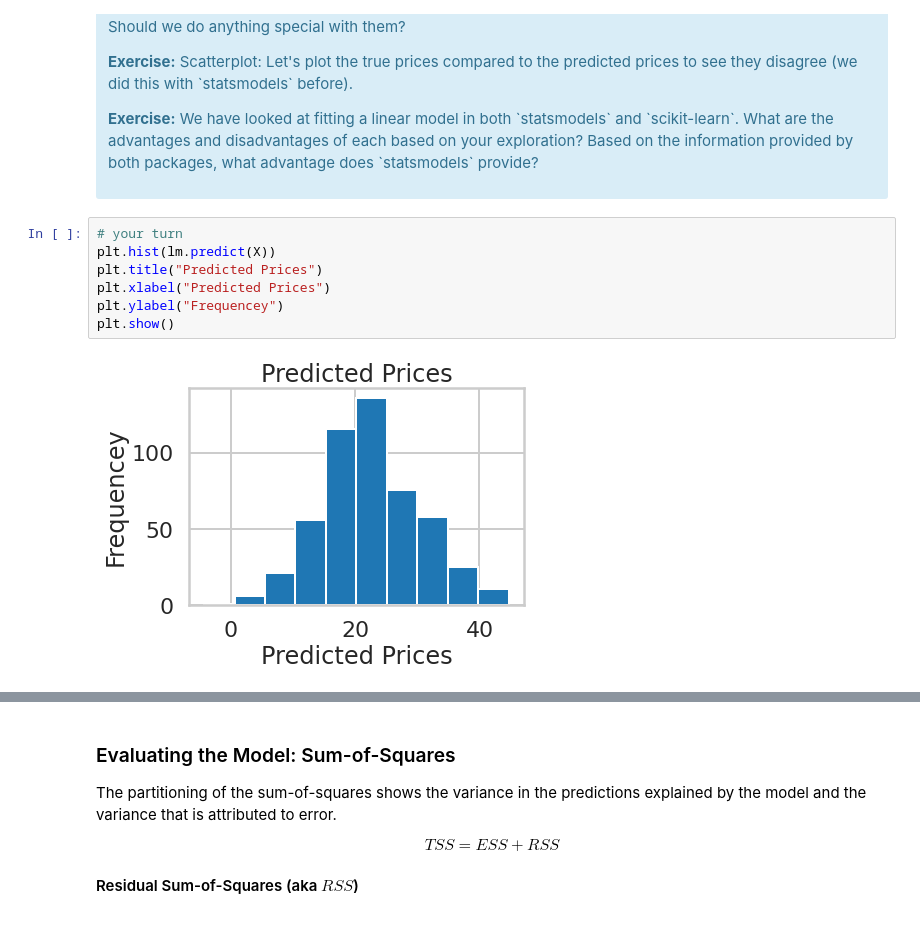
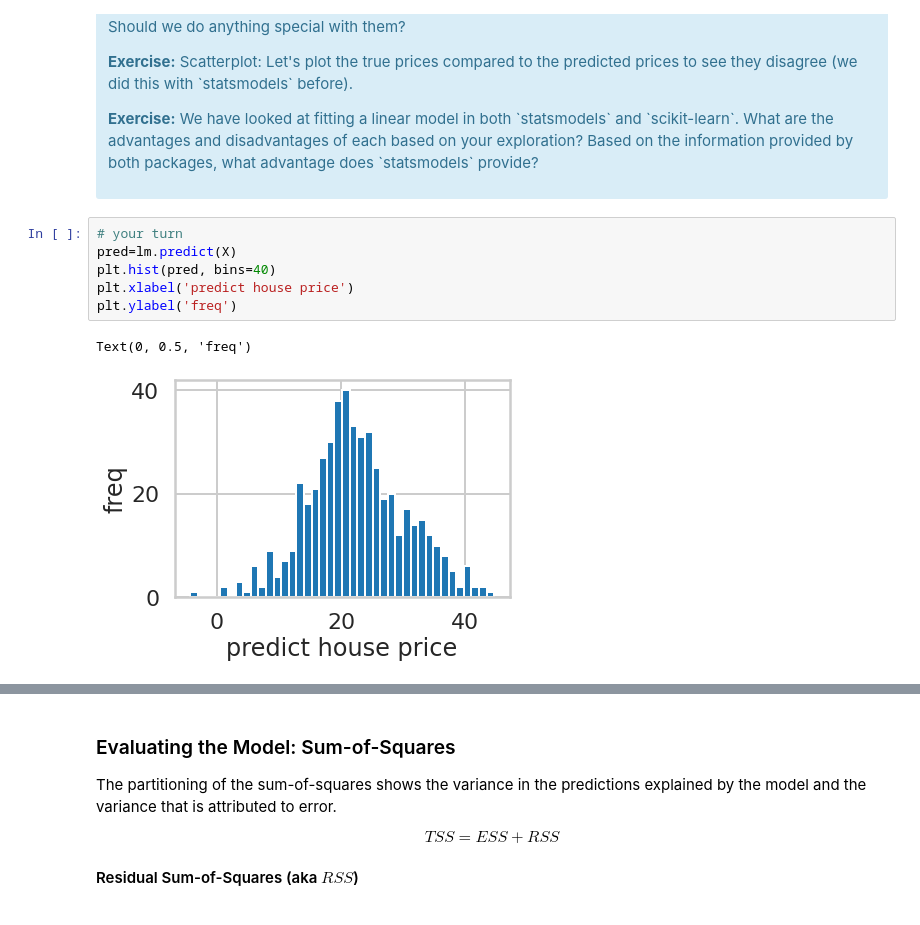
Before and after one commit to skakumanu/ml-bootcamp, a Jupyter notebook: Mini_Project_Linear_Regression.ipynb, the cells around one changed output, grey strips where cells are left out. Cells and saved outputs as stored; diff of their text form.

```diff
--- a/Mini_Project_Linear_Regression.ipynb
+++ b/Mini_Project_Linear_Regression.ipynb
@@ -569,10 +680,10 @@ array([30.00384338, 25.02556238, 30.56759672, 28.60703649, 27.94352423])
 </div>
 # %%
 # your turn
-plt.hist(lm.predict(X))
-plt.title("Predicted Prices")
-plt.xlabel("Predicted Prices")
-plt.ylabel("Frequencey")
-plt.show()
+pred=lm.predict(X)
+plt.hist(pred, bins=40)
+plt.xlabel('predict house price')
+plt.ylabel('freq')
 # %% [output]
+Text(0, 0.5, 'freq')
-[figure, old version]
+[figure, new version]
```
Also changed, not shown: parts of 77 cells of this notebook.
